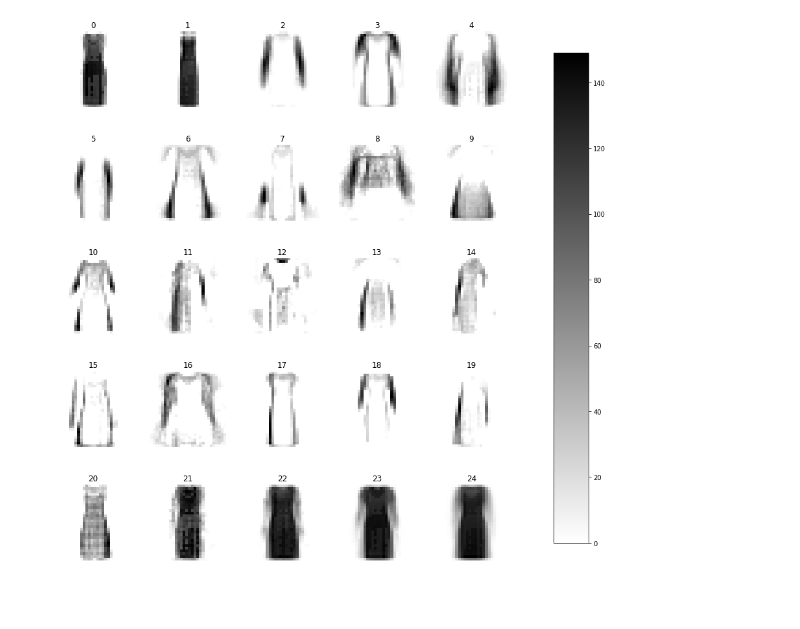
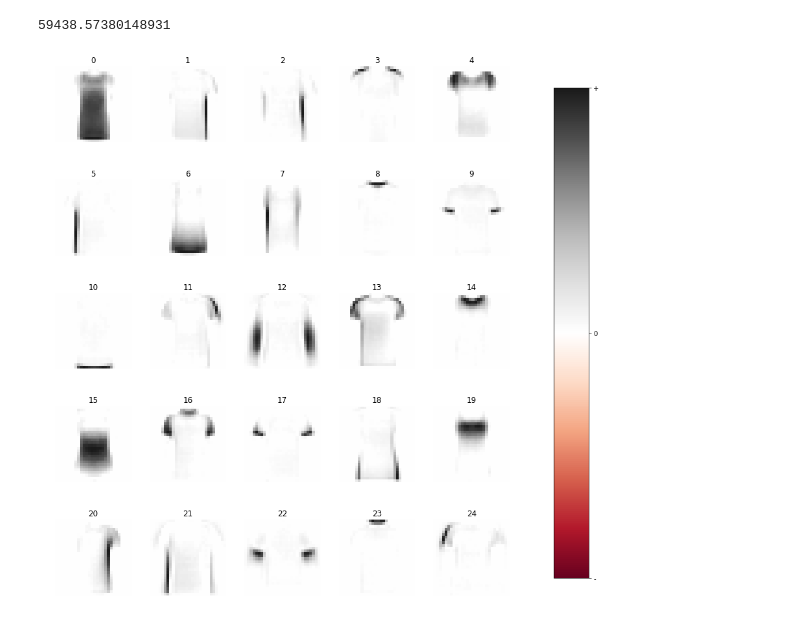
Before and after one commit to gabrieldernbach/pca_nmf_compare, a Jupyter notebook: eigen_fashion_mnist.ipynb, the cells around one changed output. Drawn from its saved outputs; the diff is of its cells as text; code cells hidden in the pictures.

```diff
--- a/eigen_fashion_mnist.ipynb
+++ b/eigen_fashion_mnist.ipynb
@@ -78,0 +84,17 @@ plt.savefig(fname)
+# %%
+fig, axs = plt.subplots(6,3, figsize=(12,20), facecolor='w', edgecolor='k')
+axs = axs.ravel()
+
+for i in range(6):
+    orig = axs[i*3].imshow(Xc[i,:].reshape(llength,llength),cmap='gray')
+    axs[i*3].title.set_text(f'original'); axs[i*3].axis('off')
+
+    encoding = axs[i*3+1].imshow(pca_encodings[i,:].reshape(5,5),cmap='RdGy');
+    axs[i*3+1].title.set_text(f'encoding'); axs[i*3+1].axis('off')
+
+    reconstruction = axs[i*3+2].imshow((
+        pca_encodings[i,:] @ pca.components_).reshape(llength,llength),cmap='gray')
+    axs[i*3+2].title.set_text(f'reconstruction'); axs[i*3+2].axis('off')
+
+fname = './images/pca_25_encoding_reconstruction.png'
+plt.savefig(fname,dpi=300)
@@ -79,24 +103,34 @@ plt.savefig(fname)
 # %%
-# NMF
-nmf = NMF(n_components=n_components,init='nndsvda', tol=5e-3).fit(X3)
+nmf = NMF(n_components=n_components,
+          init='nndsvd',
+          tol=1e-9,
+          solver='cd',
+          max_iter=200)
 
-nmffaces = nmf.components_.reshape((n_components, llength, llength))
+nmf_encodings = nmf.fit_transform(Xc)
+nmf_codebook = nmf.components_
+nmf_reconstruction = nmf.inverse_transform(nmf_encodings)
+nmf_encodings = nmf_encodings.reshape(-1,5,5)
+nmf_codebook = nmf_codebook.reshape((-1, llength, llength))
 
 fig, axs = plt.subplots(5,5, figsize=(15, 15), facecolor='w', edgecolor='k')
 fig.subplots_adjust(hspace = .5, wspace=.001)
 axs = axs.ravel()
 
 for i in range(25):
-    im = axs[i].imshow(nmffaces[i].reshape(llength,llength),cmap='gray_r')
+    vmax = np.max(nmf_codebook[i])
+    im = axs[i].imshow(nmf_codebook[i],cmap='RdGy',vmin=-vmax, vmax=vmax)
     axs[i].set_title(str(i))
     axs[i].axis('off')
 
 fig.subplots_adjust(right=0.8)
 cbar_ax = fig.add_axes([0.85, 0.15, 0.05, 0.7])
-fig.colorbar(im, cax=cbar_ax)
+cbar = fig.colorbar(im, cax=cbar_ax, ticks=[-vmax, 0, vmax])
+cbar.ax.set_yticklabels(['-', '0', '+'],fontsize=10)
 
-
-fname = './images/class-'+str(c)+'-nmf25.png'
-plt.savefig(fname)
+fname = './images/nmf_25_codebook.png'
+plt.savefig(fname,dpi=300)
+print(nmf.reconstruction_err_)
 # %% [output]
+59438.57380148931
-[figure, old version]
+[figure, new version]
```
Also changed, not shown: parts of 6 cells of this notebook, 16 other files.
